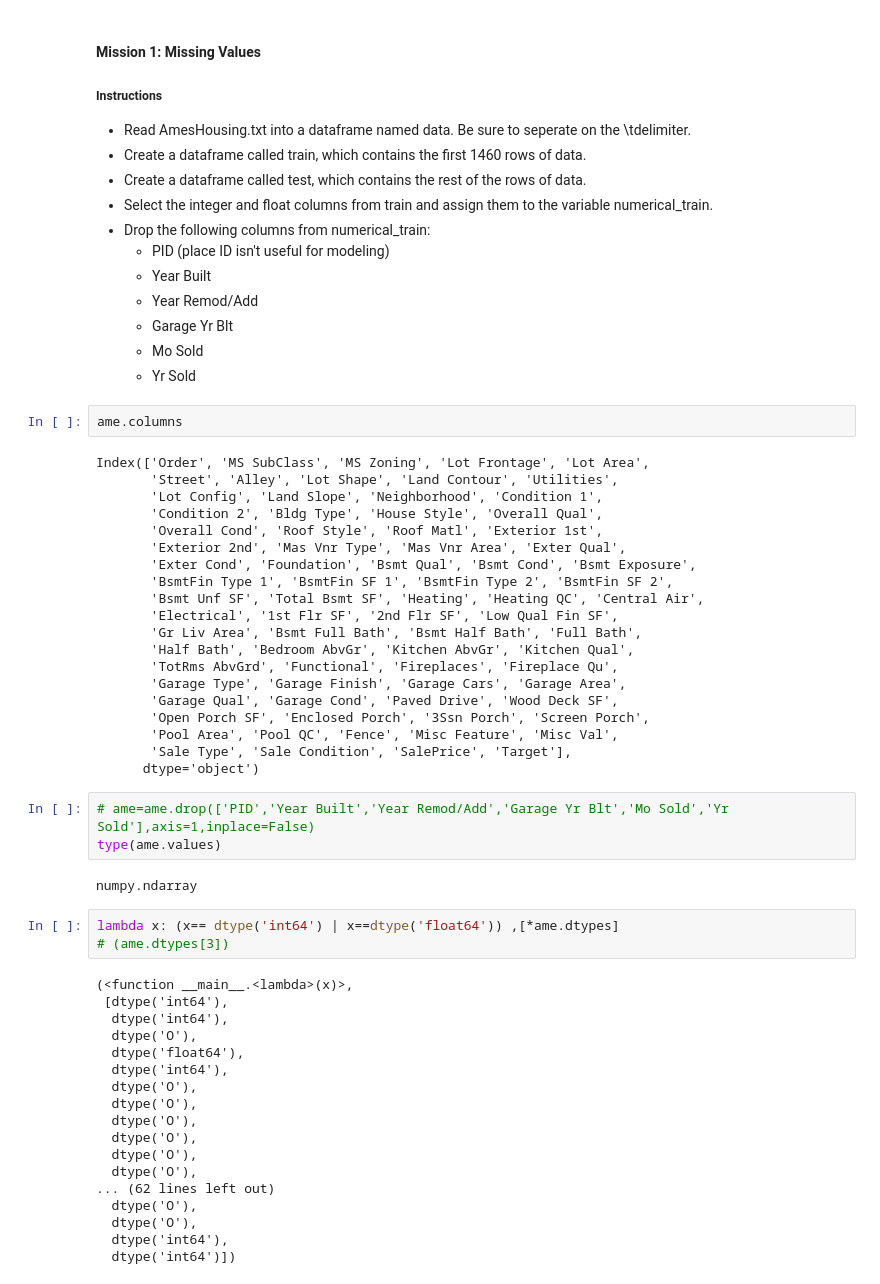
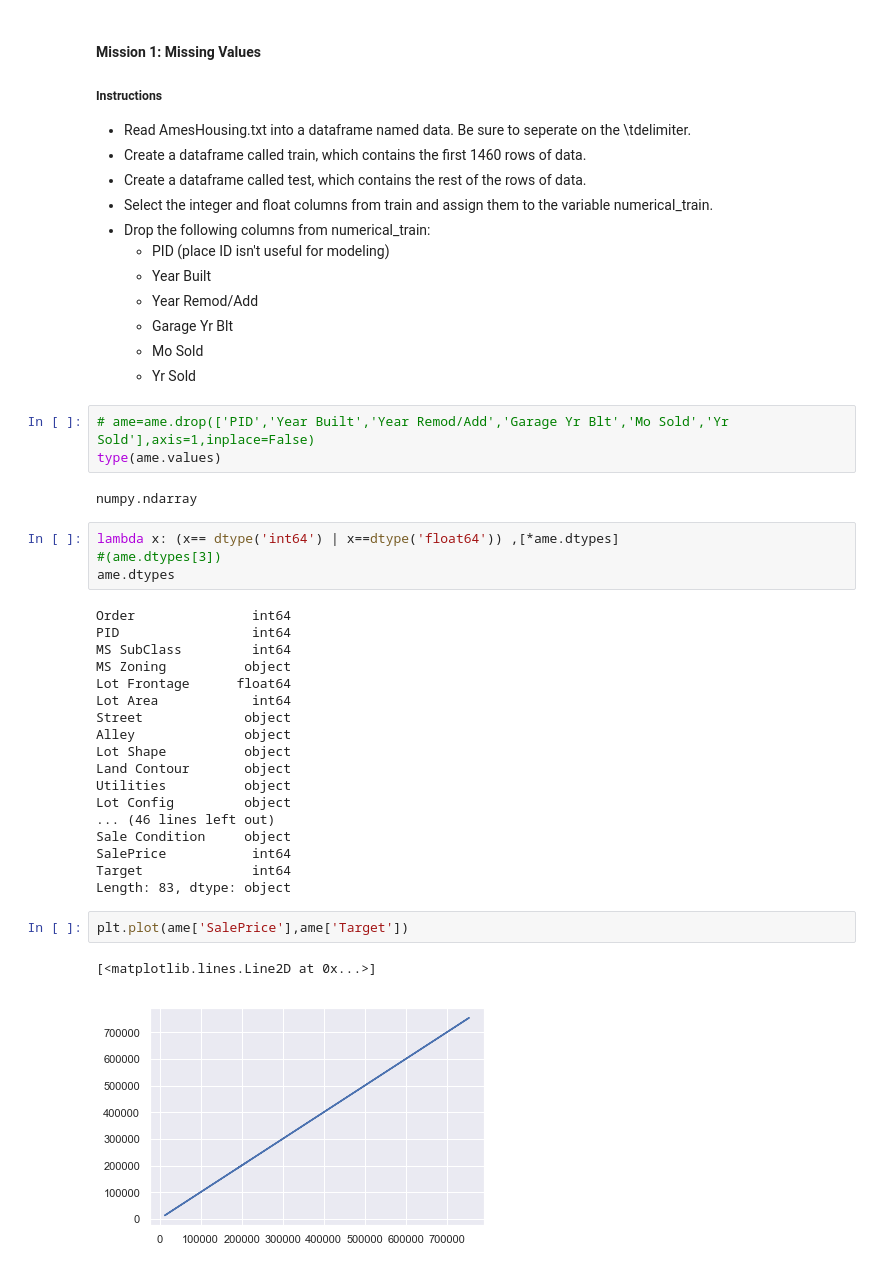
Before and after one commit to Ikarthikmb/Machine-Learning-Notebook, a Jupyter notebook: Project2.ipynb, the cells around one changed output. Saved outputs shown, nothing was run; the diff lists cells and outputs as text.

```diff
--- a/Project2.ipynb
+++ b/Project2.ipynb
@@ -157,28 +192,6 @@ plt.show()
     * Garage Yr Blt
     * Mo Sold
     * Yr Sold
-# %%
-ame.columns
-# %% [output]
-Index(['Order', 'MS SubClass', 'MS Zoning', 'Lot Frontage', 'Lot Area',
-       'Street', 'Alley', 'Lot Shape', 'Land Contour', 'Utilities',
-       'Lot Config', 'Land Slope', 'Neighborhood', 'Condition 1',
-       'Condition 2', 'Bldg Type', 'House Style', 'Overall Qual',
-       'Overall Cond', 'Roof Style', 'Roof Matl', 'Exterior 1st',
-       'Exterior 2nd', 'Mas Vnr Type', 'Mas Vnr Area', 'Exter Qual',
-       'Exter Cond', 'Foundation', 'Bsmt Qual', 'Bsmt Cond', 'Bsmt Exposure',
-       'BsmtFin Type 1', 'BsmtFin SF 1', 'BsmtFin Type 2', 'BsmtFin SF 2',
-       'Bsmt Unf SF', 'Total Bsmt SF', 'Heating', 'Heating QC', 'Central Air',
-       'Electrical', '1st Flr SF', '2nd Flr SF', 'Low Qual Fin SF',
-       'Gr Liv Area', 'Bsmt Full Bath', 'Bsmt Half Bath', 'Full Bath',
-       'Half Bath', 'Bedroom AbvGr', 'Kitchen AbvGr', 'Kitchen Qual',
-       'TotRms AbvGrd', 'Functional', 'Fireplaces', 'Fireplace Qu',
-       'Garage Type', 'Garage Finish', 'Garage Cars', 'Garage Area',
-       'Garage Qual', 'Garage Cond', 'Paved Drive', 'Wood Deck SF',
-       'Open Porch SF', 'Enclosed Porch', '3Ssn Porch', 'Screen Porch',
-       'Pool Area', 'Pool QC', 'Fence', 'Misc Feature', 'Misc Val',
-       'Sale Type', 'Sale Condition', 'SalePrice', 'Target'],
-      dtype='object')
 # %%
 # ame=ame.drop(['PID','Year Built','Year Remod/Add','Garage Yr Blt','Mo Sold','Yr Sold'],axis=1,inplace=False)
 type(ame.values)
@@ -186,22 +199,28 @@ type(ame.values)
 numpy.ndarray
 # %%
 lambda x: (x== dtype('int64') | x==dtype('float64')) ,[*ame.dtypes]
-# (ame.dtypes[3])
+#(ame.dtypes[3])
+ame.dtypes
 # %% [output]
-(<function __main__.<lambda>(x)>,
- [dtype('int64'),
-  dtype('int64'),
-  dtype('O'),
-  dtype('float64'),
-  dtype('int64'),
-  dtype('O'),
-  dtype('O'),
-  dtype('O'),
-  dtype('O'),
-  dtype('O'),
-  dtype('O'),
-... (62 lines left out)
-  dtype('O'),
-  dtype('O'),
-  dtype('int64'),
-  dtype('int64')])
+Order               int64
+PID                 int64
+MS SubClass         int64
+MS Zoning          object
+Lot Frontage      float64
+Lot Area            int64
+Street             object
+Alley              object
+Lot Shape          object
+Land Contour       object
+Utilities          object
+Lot Config         object
+... (46 lines left out)
+Sale Condition     object
+SalePrice           int64
+Target              int64
+Length: 83, dtype: object
+# %%
+plt.plot(ame['SalePrice'],ame['Target'])
+# %% [output]
+[<matplotlib.lines.Line2D at 0x...>]
+[figure, added]
```
Also changed, not shown: parts of 9 cells of this notebook.
